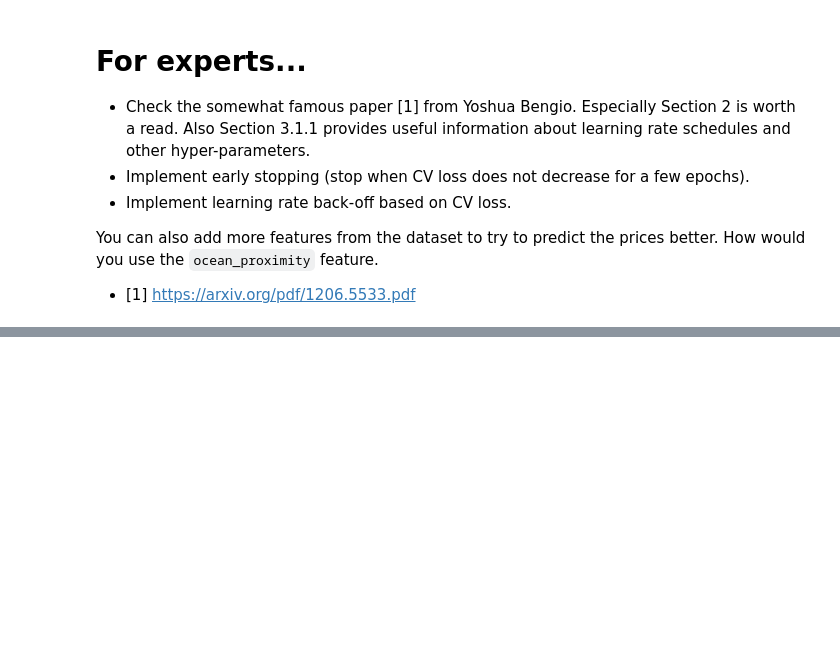
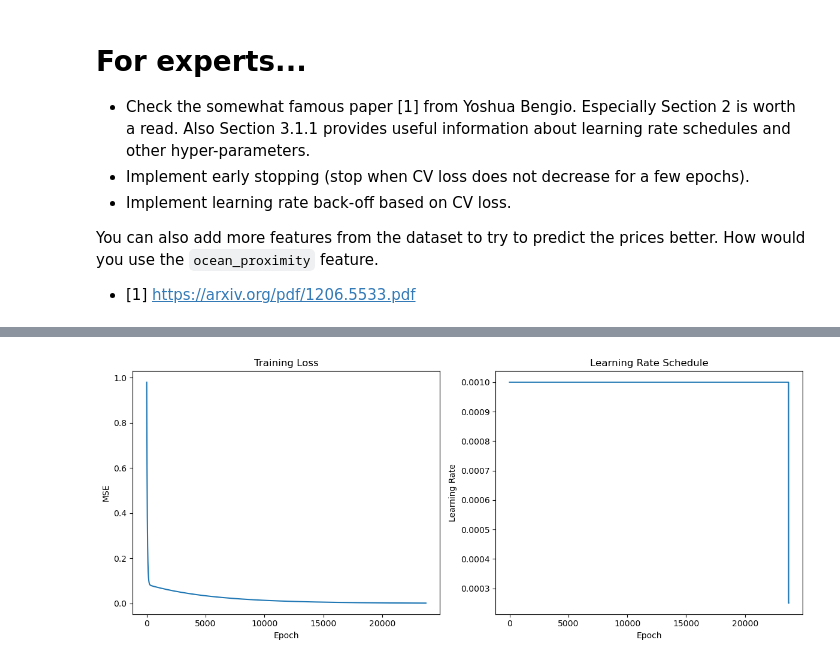
Before and after one commit to saadmann18/statistical-and-machine-learning-exercises, a Jupyter notebook: Exercise/Practice 2 Least squares SGD/p2_WorkedExample.ipynb, the cells around one changed output, grey strips where cells are left out. Cells and saved outputs as stored; diff of their text form; code cells hidden in the pictures; blank space fills up the shorter version.

```diff
--- a/Exercise/Practice 2 Least squares SGD/p2_WorkedExample.ipynb
+++ b/Exercise/Practice 2 Least squares SGD/p2_WorkedExample.ipynb
@@ -478,0 +765,93 @@ How would you use the `ocean_proximity` feature.
+# %%
+import numpy as np
+import matplotlib.pyplot as plt
+
+# Initialize data and parameters
+x = np.array([[1,2], [1,4]])
+y_gt = np.array([4, 6])
+theta = np.array([1.001, 1.003])
+initial_lr = 0.001
+max_epochs = 30000
+patience = 10
+min_delta = 1e-6
+
+# For learning rate back-off
+lr = initial_lr
+lr_patience = 5  # Epochs to wait before reducing LR
+lr_factor = 0.5   # Factor by which to reduce the learning rate
+min_lr = 1e-6     # Minimum learning rate
+
+# For early stopping
+best_loss = float('inf')
+no_improve_epochs = 0
+no_lr_improve_epochs = 0
+
+# For plotting
+loss_history = []
+lr_history = []
+
+print(f"Initial theta: {theta}")
+print(f"Initial learning rate: {lr}")
+
+for epoch in range(max_epochs):
+    # Prediction
+    y = np.matmul(x, theta)
+
+    # Error and MSE
+    error = y - y_gt
+    mse = np.mean(error ** 2)
+    loss_history.append(mse)
+    lr_history.append(lr)
+
+    # Check for improvement
+    if mse < best_loss - min_delta:
+        best_loss = mse
+        best_theta = theta.copy()
+        no_improve_epochs = 0
+        no_lr_improve_epochs = 0
+    else:
+        no_improve_epochs += 1
+        no_lr_improve_epochs += 1
+
+    # Learning rate back-off
+    if no_lr_improve_epochs >= lr_patience:
+        new_lr = max(lr * lr_factor, min_lr)
+        if new_lr < lr:
+            print(f"\nReducing learning rate from {lr:.6f} to {new_lr:.6f}")
+            lr = new_lr
+            no_lr_improve_epochs = 0  # Reset counter
+
+    # Early stopping
+    if no_improve_epochs >= patience:
+        print(f"\nEarly stopping at epoch {epoch + 1}")
+        print(f"Best MSE: {best_loss:.6f}")
+        break
+
+    # Gradient and update
+    grad = np.matmul(x.T, error) / len(y_gt)
+    theta = theta - lr * grad
+
+    # Print progress
+    if (epoch + 1) % 100 == 0:
+        print(f"Epoch {epoch + 1}: MSE = {mse:.6f}, LR = {lr:.6f}")
+
+# Plotting
+plt.figure(figsize=(12, 5))
+plt.subplot(1, 2, 1)
+plt.plot(loss_history)
+plt.title('Training Loss')
+plt.xlabel('Epoch')
+plt.ylabel('MSE')
+
+plt.subplot(1, 2, 2)
+plt.plot(lr_history)
+plt.title('Learning Rate Schedule')
+plt.xlabel('Epoch')
+plt.ylabel('Learning Rate')
+
+plt.tight_layout()
+plt.show()
+
+print("\nBest theta:", best_theta)
+print("Best MSE:", best_loss)
+# %% [output]
@@ -478,0 +875 @@ How would you use the `ocean_proximity` feature.
+[figure, added]
```
Also changed, not shown: parts of 13 cells of this notebook.
